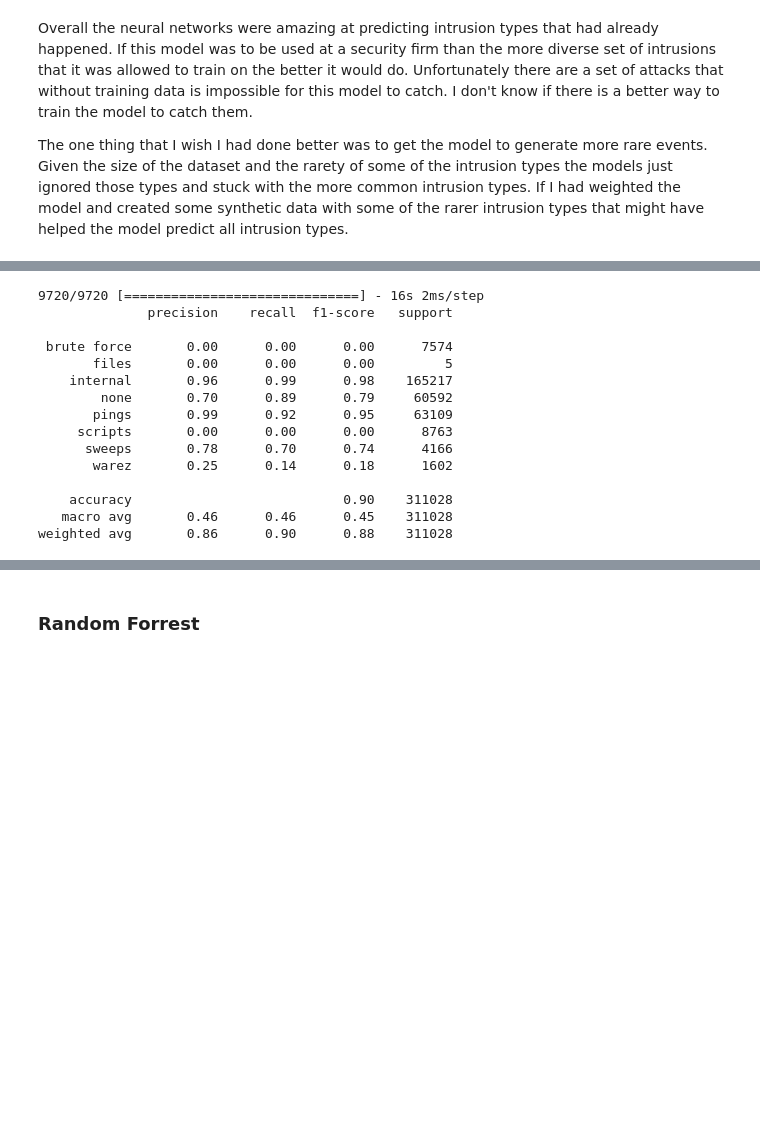
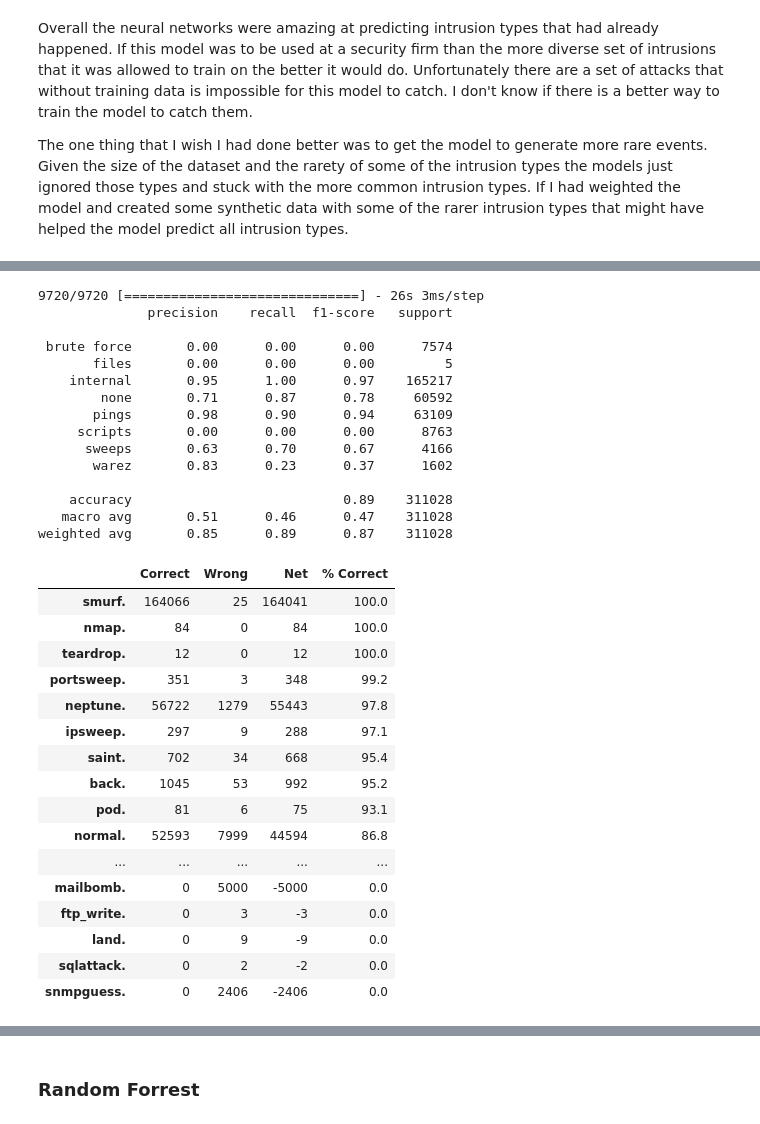
Before and after one commit to Jewdah18/Network-Intrusions, a Jupyter notebook: notebooks/Modelling.ipynb, the cells around one changed output, grey strips where cells are left out. Drawn from its saved outputs; the diff is of its cells as text; code cells hidden in the pictures; blank space fills up the shorter version.

```diff
--- a/notebooks/Modelling.ipynb
+++ b/notebooks/Modelling.ipynb
@@ -873,7 +952,7 @@ Overall the neural networks were amazing at predicting intrusion types that had
 
 The one thing that I wish I had done better was to get the model to generate more rare events. Given the size of the dataset and the rarety of some of the intrusion types the models just ignored those types and stuck with the more common intrusion types. If I had weighted the model and created some synthetic data with some of the rarer intrusion types that might have helped the model predict all intrusion types.
 # %%
-y_group = change_labels(small_train['group'])
+y_group = change_labels(small_train)
 bigNet = tf_model(X_big, y_group, 2, 5000)
 # %% [output]
 Epoch 1/2
@@ -883,20 +962,41 @@ Epoch 2/2
 # %%
-eval_tf(X_big_test, small_test['group'], bigNet)
+cattest = eval_tf(X_big_test, small_test['group'], bigNet)
 # %% [output]
-9720/9720 [==============================] - 16s 2ms/step
+9720/9720 [==============================] - 26s 3ms/step
               precision    recall  f1-score   support
 
  brute force       0.00      0.00      0.00      7574
        files       0.00      0.00      0.00         5
-    internal       0.96      0.99      0.98    165217
-        none       0.70      0.89      0.79     60592
-       pings       0.99      0.92      0.95     63109
+    internal       0.95      1.00      0.97    165217
+        none       0.71      0.87      0.78     60592
+       pings       0.98      0.90      0.94     63109
      scripts       0.00      0.00      0.00      8763
-      sweeps       0.78      0.70      0.74      4166
-       warez       0.25      0.14      0.18      1602
+      sweeps       0.63      0.70      0.67      4166
+       warez       0.83      0.23      0.37      1602
 
-    accuracy                           0.90    311028
-   macro avg       0.46      0.46      0.45    311028
-weighted avg       0.86      0.90      0.88    311028
+    accuracy                           0.89    311028
+   macro avg       0.51      0.46      0.47    311028
+weighted avg       0.85      0.89      0.87    311028
 # %%
 bigNet.save('./models/bigNet.h5')
+# %%
+deep_dive = ints_eval(cattest, small_test[['labels','group']], multi = True, new_int = False)
+deep_dive
+# %% [output]
+|  | Correct | Wrong | Net | % Correct |
+| smurf. | 164066 | 25 | 164041 | 100.0 |
+| nmap. | 84 | 0 | 84 | 100.0 |
+| teardrop. | 12 | 0 | 12 | 100.0 |
+| portsweep. | 351 | 3 | 348 | 99.2 |
+| neptune. | 56722 | 1279 | 55443 | 97.8 |
+| ipsweep. | 297 | 9 | 288 | 97.1 |
+| saint. | 702 | 34 | 668 | 95.4 |
+| back. | 1045 | 53 | 992 | 95.2 |
+| pod. | 81 | 6 | 75 | 93.1 |
+| normal. | 52593 | 7999 | 44594 | 86.8 |
+| ... | ... | ... | ... | ... |
+| mailbomb. | 0 | 5000 | -5000 | 0.0 |
+| ftp_write. | 0 | 3 | -3 | 0.0 |
+| land. | 0 | 9 | -9 | 0.0 |
+| sqlattack. | 0 | 2 | -2 | 0.0 |
+| snmpguess. | 0 | 2406 | -2406 | 0.0 |
```
Also changed, not shown: parts of 50 cells of this notebook, 1 other file.
